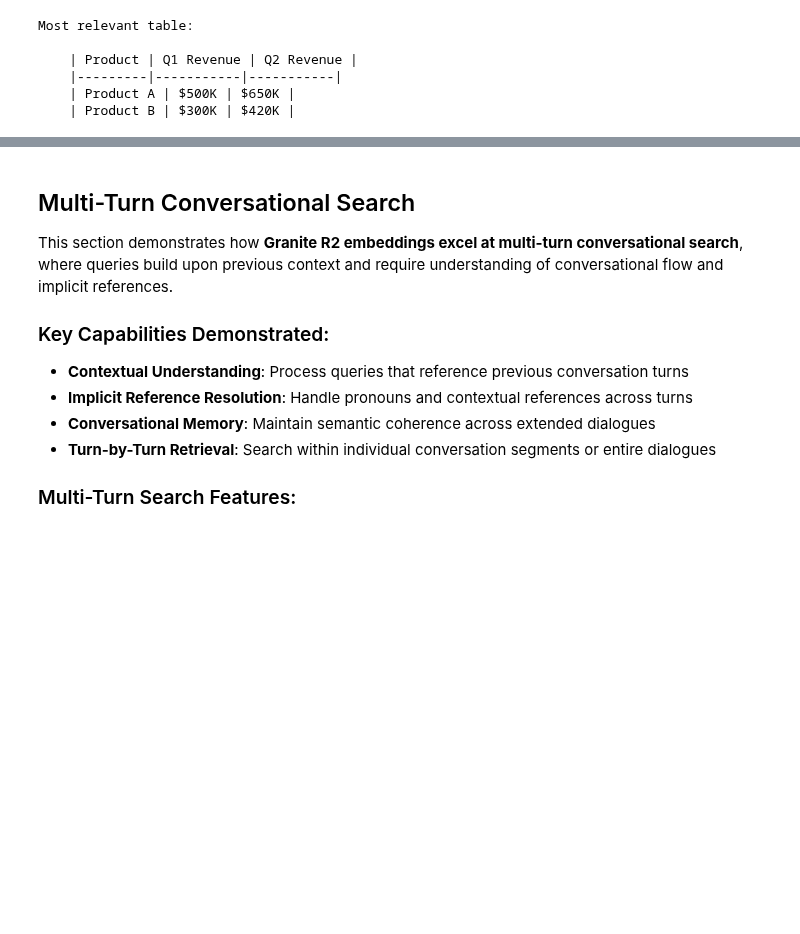
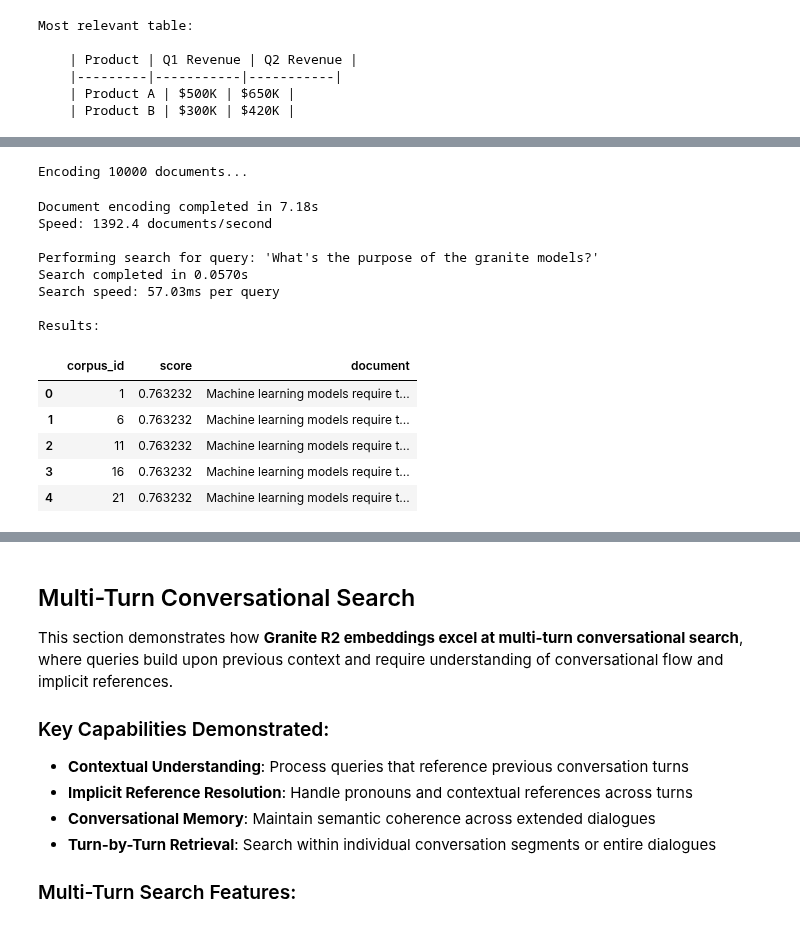
Before and after one commit to primeqa/docuverse, a Jupyter notebook: notebooks/debug/r2_blog.ipynb, the cells around one changed output, grey strips where cells are left out. Cells and saved outputs as stored; diff of their text form; code cells hidden in the pictures; blank space fills up the shorter version.

```diff
--- a/notebooks/debug/r2_blog.ipynb
+++ b/notebooks/debug/r2_blog.ipynb
@@ -349,0 +334,80 @@ print(hits)
+# %%
+# Load model with GPU support
+device = ('cuda' if torch.cuda.is_available() else
+          'mps' if torch.backends.mps.is_available() else
+          'cpu'
+          )
+# device = 'cpu'
+if granite_retriever is not None:
+    model = granite_retriever
+    granite_retriever.to(device)
+else:
+    model = SentenceTransformer('ibm-granite/granite-embedding-english-r2',
+                                device=device,
+                                model_kwargs=model_kwargs
+                                )
+
+# Large batch of documents
+documents = corpus * 2000
+
+# Document encoding with speed measurement
+print(f"Encoding {len(documents)} documents...")
+start_time = time.time()
+
+batch_size = 64
+all_embeddings = model.encode_document(
+    documents,
+    batch_size=batch_size,
+    show_progress_bar=True,
+    convert_to_tensor=True,
+    normalize_embeddings=True  # For cosine similarity
+)
+
+encoding_time = time.time() - start_time
+docs_per_second = len(documents) / encoding_time
+print(f"Documents encoding completed in {encoding_time:.2f}s")
+print(f"Speed: {docs_per_second:.1f} documents/second")
+
+# Save embeddings for later use
+torch.save(all_embeddings, 'document_embeddings.pt')
+# Load and search later
+embeddings = torch.load('document_embeddings.pt')
+
+# Search with speed measurement
+query = "What's the purpose of the granite models?"
+print(f"\nPerforming search for query: '{query}'")
+search_start_time = time.time()
+
+query_emb = model.encode(query, convert_to_tensor=True)
+hits = util.semantic_search(query_emb, embeddings, top_k=10)
+
+search_time = time.time() - search_start_time
+print(f"Search completed in {search_time:.4f}s")
+print(f"Search speed: {search_time * 1000:.2f}ms per query")
+
+# Convert hits to pandas DataFrame for better display
+hits_df = pd.DataFrame(hits[0])
+hits_df['document'] = hits_df['corpus_id'].apply(lambda x: documents[x])
+hits_df = hits_df[['corpus_id', 'score', 'document']]  # Reorder columns
+print(f"\nResults:")
+display(hits_df[:5])
+
+print(f"\nPerformance Summary:")
+print(f"- Document encoding: {docs_per_second:.1f} docs/sec ({encoding_time:.2f}s total)")
+print(f"- Search latency: {search_time * 1000:.2f}ms per query")
+# %% [output]
+Encoding 10000 documents...
+Document encoding completed in 7.18s
+Speed: 1392.4 documents/second
+
+Performing search for query: 'What's the purpose of the granite models?'
+Search completed in 0.0570s
+Search speed: 57.03ms per query
+
+Results:
+|  | corpus_id | score | document |
+| 0 | 1 | 0.763232 | Machine learning models require t... |
+| 1 | 6 | 0.763232 | Machine learning models require t... |
+| 2 | 11 | 0.763232 | Machine learning models require t... |
+| 3 | 16 | 0.763232 | Machine learning models require t... |
+| 4 | 21 | 0.763232 | Machine learning models require t... |
```
Also changed, not shown: parts of 16 cells of this notebook.
